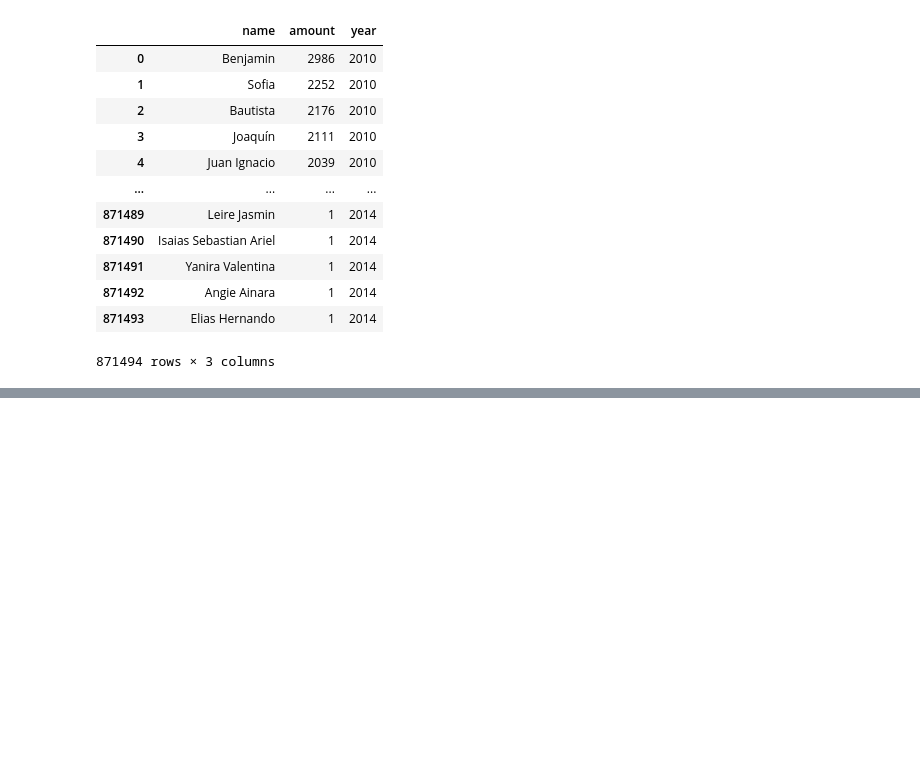
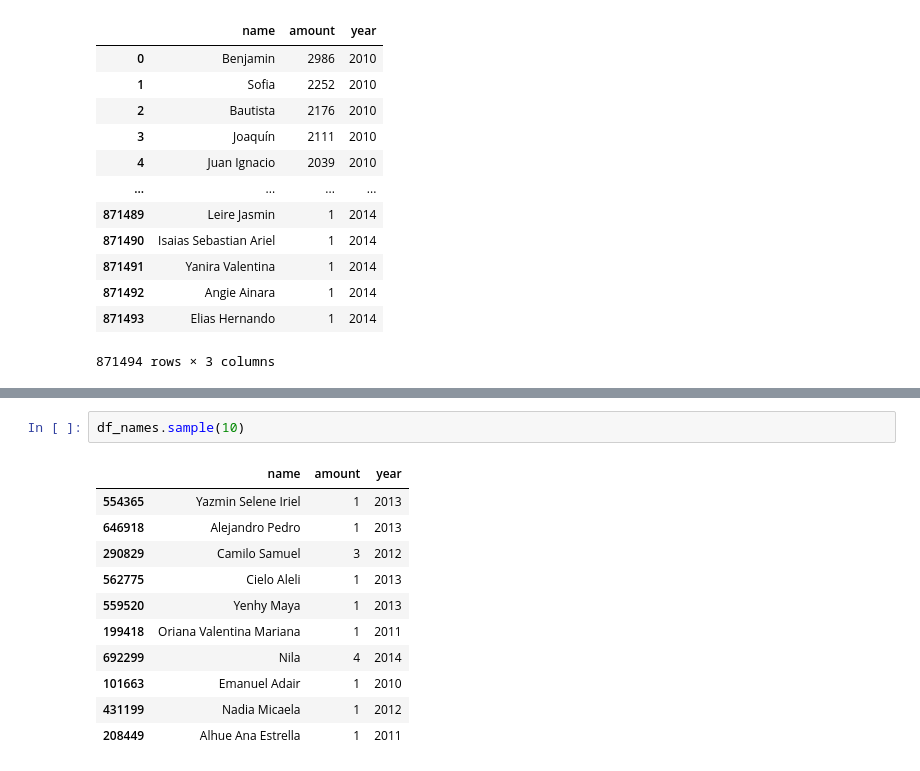
Before and after one commit to agusle/something_new_everyday, a Jupyter notebook: intensive_training/pandas.ipynb, the cells around one changed output, grey strips where cells are left out. Saved outputs shown, nothing was run; the diff lists cells and outputs as text; blank space fills up the shorter version.

```diff
--- a/intensive_training/pandas.ipynb
+++ b/intensive_training/pandas.ipynb
@@ -52,0 +99,14 @@ df_names
+# %%
+df_names.sample(10)
+# %% [output]
+|  | name | amount | year |
+| 554365 | Yazmin Selene Iriel | 1 | 2013 |
+| 646918 | Alejandro Pedro | 1 | 2013 |
+| 290829 | Camilo Samuel | 3 | 2012 |
+| 562775 | Cielo Aleli | 1 | 2013 |
+| 559520 | Yenhy Maya | 1 | 2013 |
+| 199418 | Oriana Valentina Mariana | 1 | 2011 |
+| 692299 | Nila | 4 | 2014 |
+| 101663 | Emanuel Adair | 1 | 2010 |
+| 431199 | Nadia Micaela | 1 | 2012 |
+| 208449 | Alhue Ana Estrella | 1 | 2011 |
```
Also changed, not shown: parts of 7 cells of this notebook.
